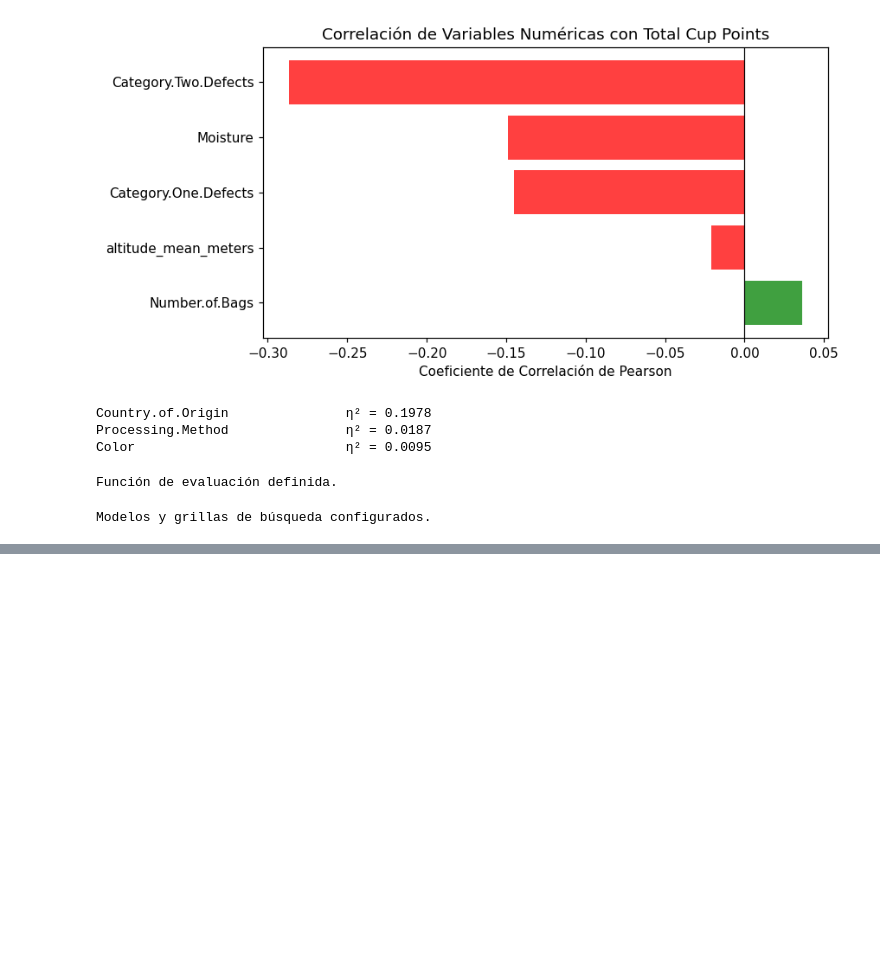
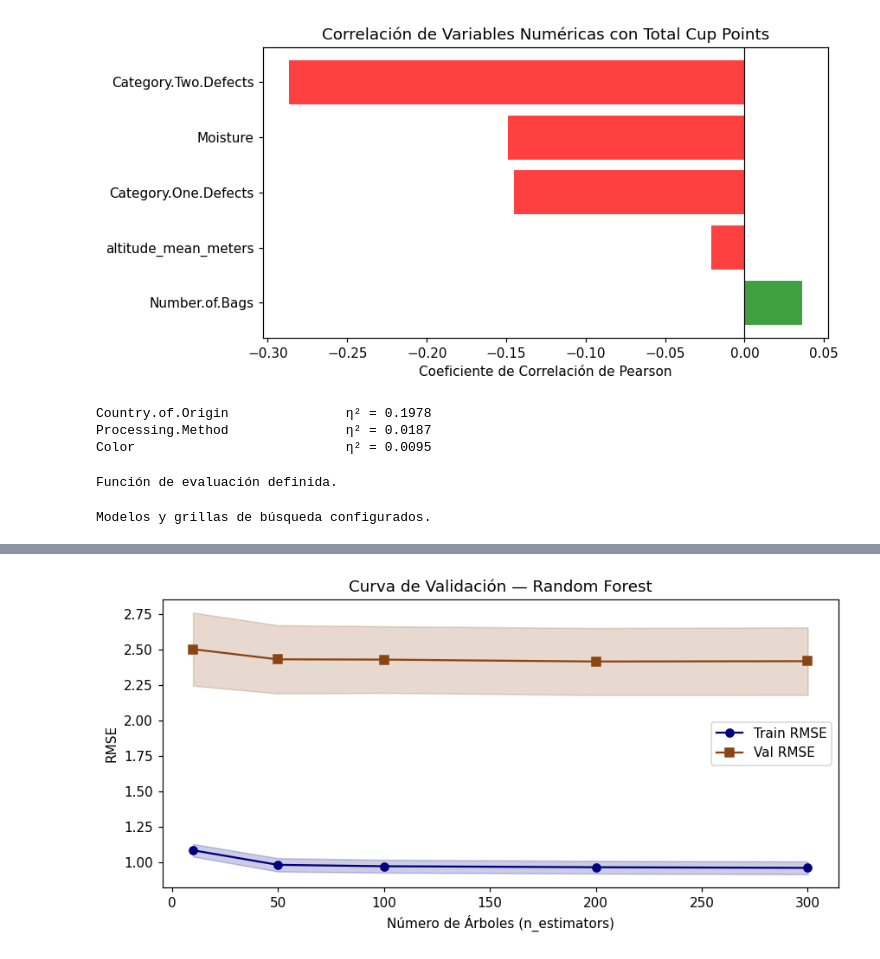
Before and after one commit to GuillermoUribe03/Coffee-Quality-Project, a Jupyter notebook: Final_modelos.ipynb, the cells around one changed output, grey strips where cells are left out. Cells and saved outputs as stored; diff of their text form; code cells hidden in the pictures; blank space fills up the shorter version.

```diff
--- a/Final_modelos.ipynb
+++ b/Final_modelos.ipynb
@@ -383,0 +461,32 @@ Modelos y grillas de búsqueda configurados.
+# %%
+# ─── Efecto de hiperparámetros: Random Forest (ejemplo detallado) ───
+from sklearn.model_selection import validation_curve
+
+pipe_rf = make_pipeline(RandomForestRegressor(random_state=42))
+n_est_range = [10, 50, 100, 200, 300]
+train_scores, val_scores = validation_curve(
+    pipe_rf, X, y,
+    param_name='model__n_estimators',
+    param_range=n_est_range,
+    cv=KFold(n_splits=5, shuffle=True, random_state=42),
+    scoring='neg_root_mean_squared_error', n_jobs=-1
+)
+
+fig, ax = plt.subplots(figsize=(8, 4))
+ax.plot(n_est_range, -train_scores.mean(axis=1), 'o-', label='Train RMSE', color='navy')
+ax.fill_between(n_est_range,
+                -train_scores.mean(axis=1) - train_scores.std(axis=1),
+                -train_scores.mean(axis=1) + train_scores.std(axis=1), alpha=0.2, color='navy')
+ax.plot(n_est_range, -val_scores.mean(axis=1), 's-', label='Val RMSE', color='saddlebrown')
+ax.fill_between(n_est_range,
+                -val_scores.mean(axis=1) - val_scores.std(axis=1),
+                -val_scores.mean(axis=1) + val_scores.std(axis=1), alpha=0.2, color='saddlebrown')
+ax.set_xlabel('Número de Árboles (n_estimators)')
+ax.set_ylabel('RMSE')
+ax.set_title('Curva de Validación — Random Forest')
+ax.legend()
+plt.tight_layout()
+plt.savefig('fig6_validation_curve_rf.png', bbox_inches='tight')
+plt.show()
+# %% [output]
+[figure, added]
```
Also changed, not shown: parts of 19 cells of this notebook.
